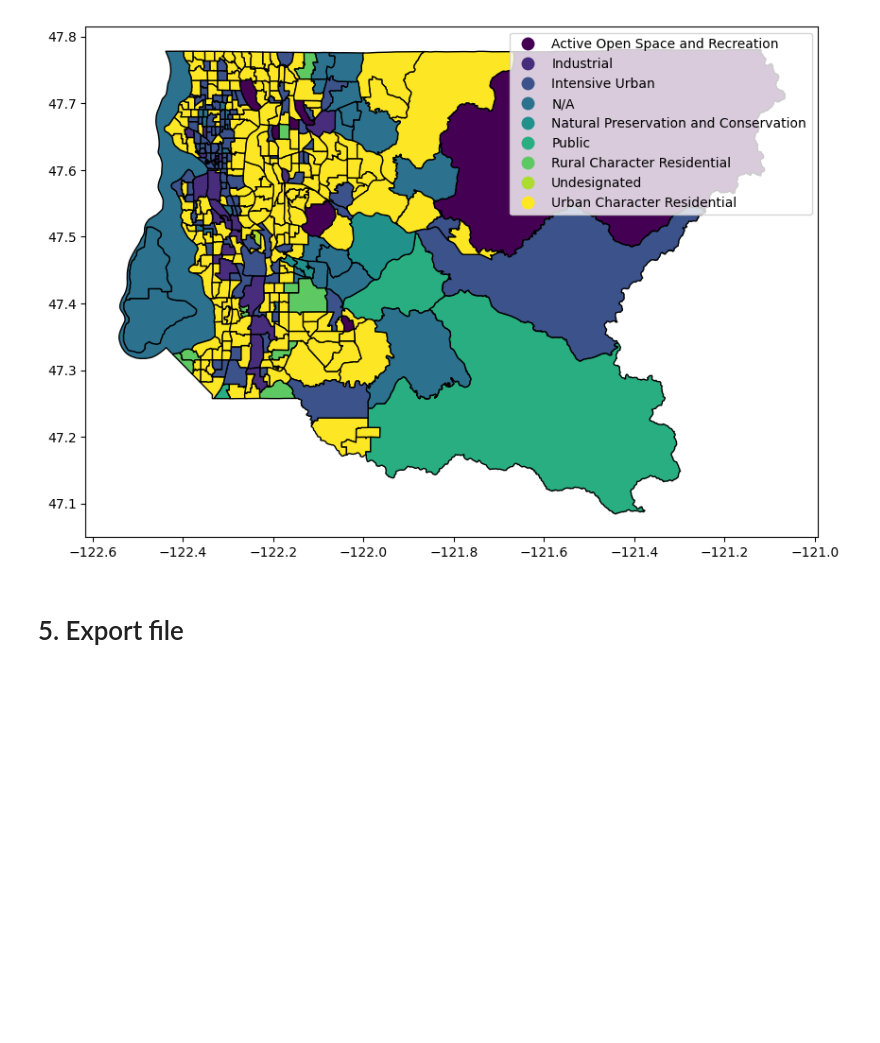
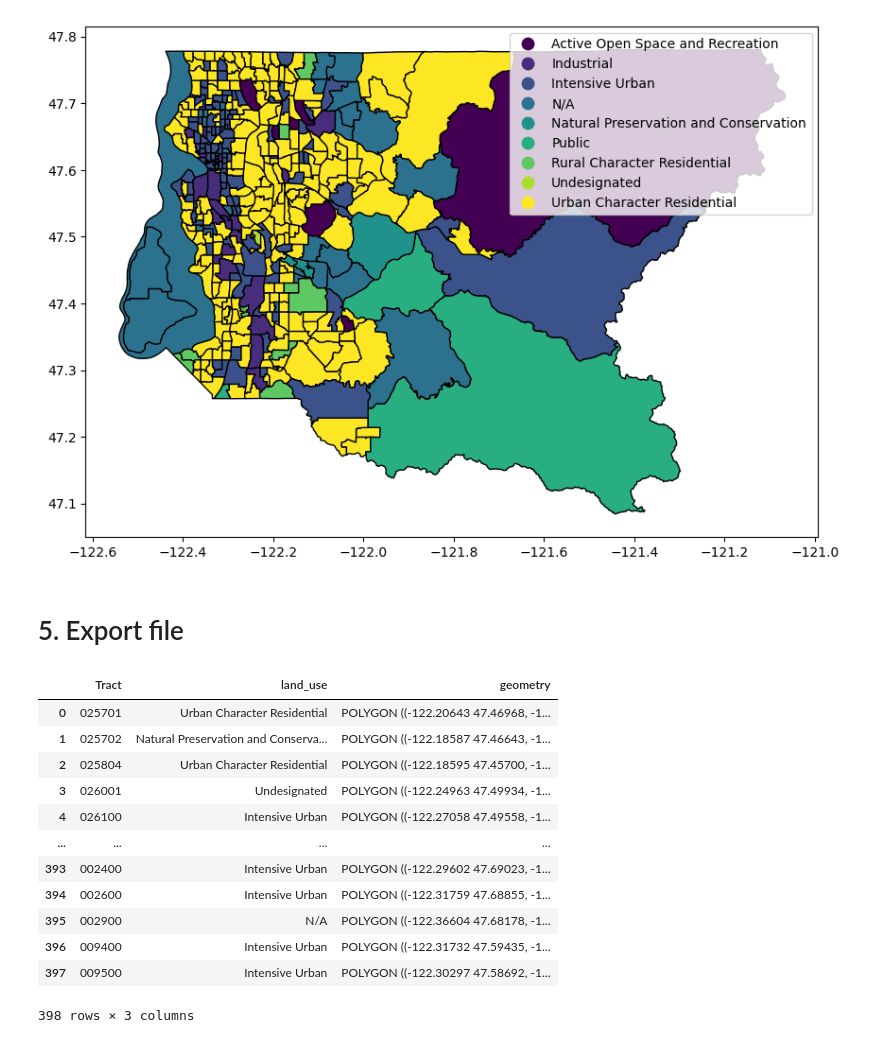
Before and after one commit to UW-GDA/land-use-travel-patterns, a Jupyter notebook: land_use_visualize.ipynb, the cells around one changed output. Cells and saved outputs as stored; diff of their text form; code cells hidden in the pictures; blank space fills up the shorter version.

```diff
--- a/land_use_visualize.ipynb
+++ b/land_use_visualize.ipynb
@@ -299,3 +299,23 @@ tract_geom_gdf.plot(ax=ax_land_use, column='land_use', edgecolor='k', legend=Tru
 # 5. Export file
 # %%
 tract_geom_gdf.to_file('tract_landuse_gdf', driver='GeoJSON')
+# %%
+filename = "./tract_landuse_gdf"
+file = open(filename)
+tract_landuse_gdf = gpd.read_file(file)
+# %%
+tract_landuse_gdf
+# %% [output]
+|  | Tract | land_use | geometry |
+| 0 | 025701 | Urban Character Residential | POLYGON ((-122.20643 47.46968, -1... |
+| 1 | 025702 | Natural Preservation and Conserva... | POLYGON ((-122.18587 47.46643, -1... |
+| 2 | 025804 | Urban Character Residential | POLYGON ((-122.18595 47.45700, -1... |
+| 3 | 026001 | Undesignated | POLYGON ((-122.24963 47.49934, -1... |
+| 4 | 026100 | Intensive Urban | POLYGON ((-122.27058 47.49558, -1... |
+| ... | ... | ... | ... |
+| 393 | 002400 | Intensive Urban | POLYGON ((-122.29602 47.69023, -1... |
+| 394 | 002600 | Intensive Urban | POLYGON ((-122.31759 47.68855, -1... |
+| 395 | 002900 | N/A | POLYGON ((-122.36604 47.68178, -1... |
+| 396 | 009400 | Intensive Urban | POLYGON ((-122.31732 47.59435, -1... |
+| 397 | 009500 | Intensive Urban | POLYGON ((-122.30297 47.58692, -1... |
+398 rows × 3 columns
```
Also changed, not shown: 6 other files.
